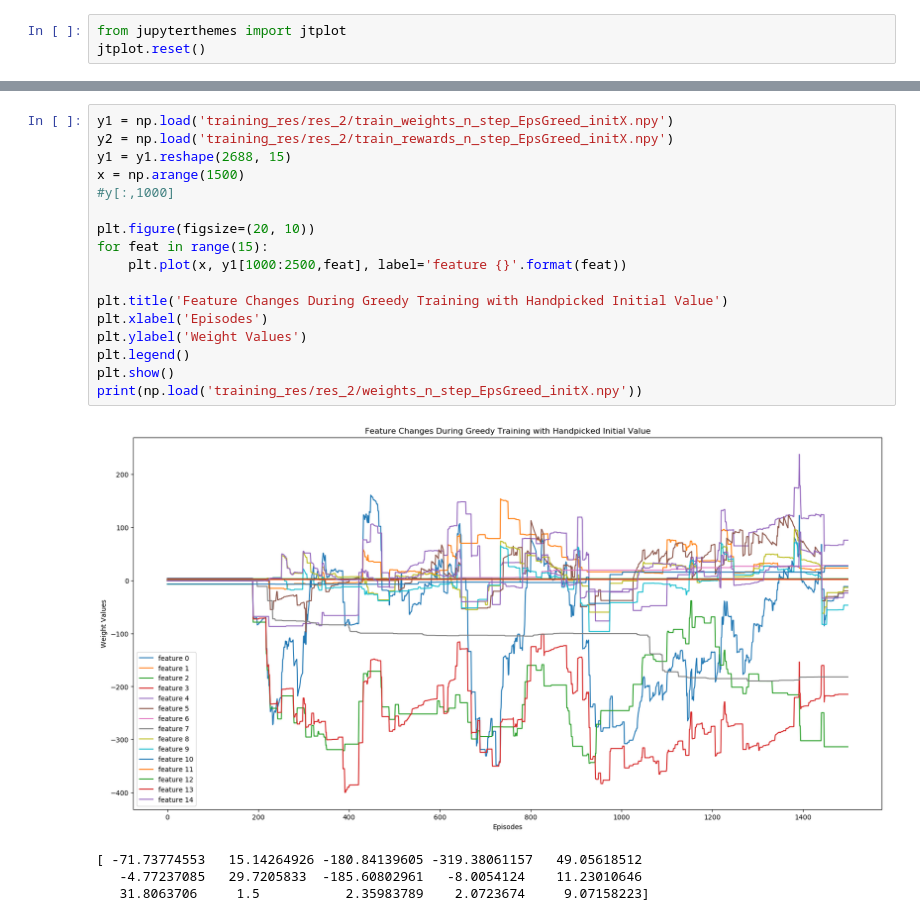
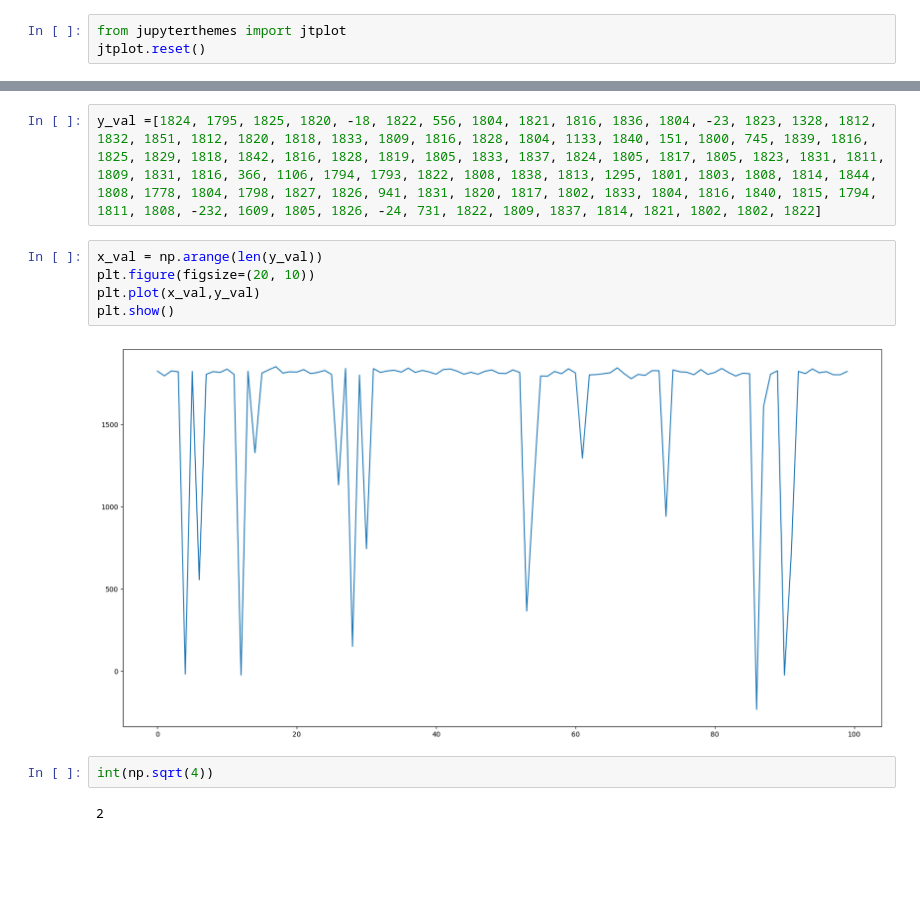
Before and after one commit to fvanmaele/RL_boom, a Jupyter notebook: workbook.ipynb, the cells around one changed output, grey strips where cells are left out. Saved outputs shown, nothing was run; the diff lists cells and outputs as text; blank space fills up the shorter version.

```diff
--- a/workbook.ipynb
+++ b/workbook.ipynb
@@ -220,22 +138,13 @@ print(np.load('training_res/res_2/weights_n_step_Greed_initX.npy'))
-# %%
-y1 = np.load('training_res/res_2/train_weights_n_step_EpsGreed_initX.npy')
-y2 = np.load('training_res/res_2/train_rewards_n_step_EpsGreed_initX.npy')
-y1 = y1.reshape(2688, 15)
-x = np.arange(1500)
-#y[:,1000]
-
-plt.figure(figsize=(20, 10))
-for feat in range(15):
-    plt.plot(x, y1[1000:2500,feat], label='feature {}'.format(feat))
-
-plt.title('Feature Changes During Greedy Training with Handpicked Initial Value')
-plt.xlabel('Episodes')
-plt.ylabel('Weight Values')
-plt.legend()
-plt.show()
-print(np.load('training_res/res_2/weights_n_step_EpsGreed_initX.npy'))
-# %% [output]
-[figure, removed]
-[ -71.73774553   15.14264926 -180.84139605 -319.38061157   49.05618512
-   -4.77237085   29.7205833  -185.60802961   -8.0054124    11.23010646
-   31.8063706     1.5           2.35983789    2.0723674     9.07158223]
+# %%
+y_val =[1824, 1795, 1825, 1820, -18, 1822, 556, 1804, 1821, 1816, 1836, 1804, -23, 1823, 1328, 1812, 1832, 1851, 1812, 1820, 1818, 1833, 1809, 1816, 1828, 1804, 1133, 1840, 151, 1800, 745, 1839, 1816, 1825, 1829, 1818, 1842, 1816, 1828, 1819, 1805, 1833, 1837, 1824, 1805, 1817, 1805, 1823, 1831, 1811, 1809, 1831, 1816, 366, 1106, 1794, 1793, 1822, 1808, 1838, 1813, 1295, 1801, 1803, 1808, 1814, 1844, 1808, 1778, 1804, 1798, 1827, 1826, 941, 1831, 1820, 1817, 1802, 1833, 1804, 1816, 1840, 1815, 1794, 1811, 1808, -232, 1609, 1805, 1826, -24, 731, 1822, 1809, 1837, 1814, 1821, 1802, 1802, 1822]
+# %%
+x_val = np.arange(len(y_val))
+plt.figure(figsize=(20, 10))
+plt.plot(x_val,y_val)
+plt.show()
+# %% [output]
+[figure, added]
+# %%
+int(np.sqrt(4))
+# %% [output]
+2
```
Also changed, not shown: parts of 5 cells of this notebook, 7 other files.
